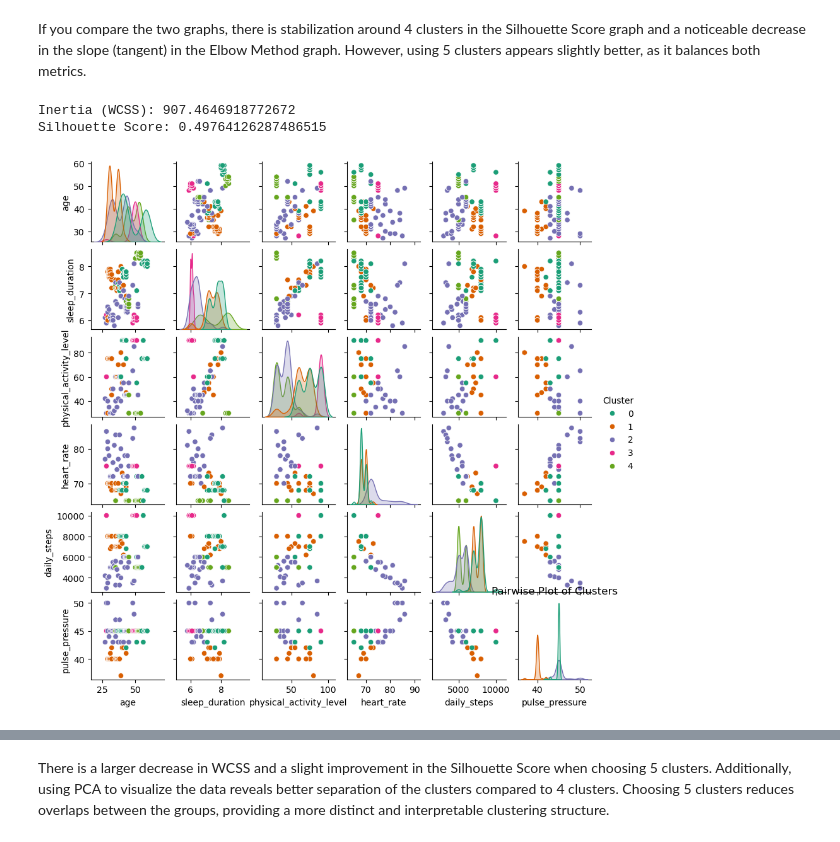
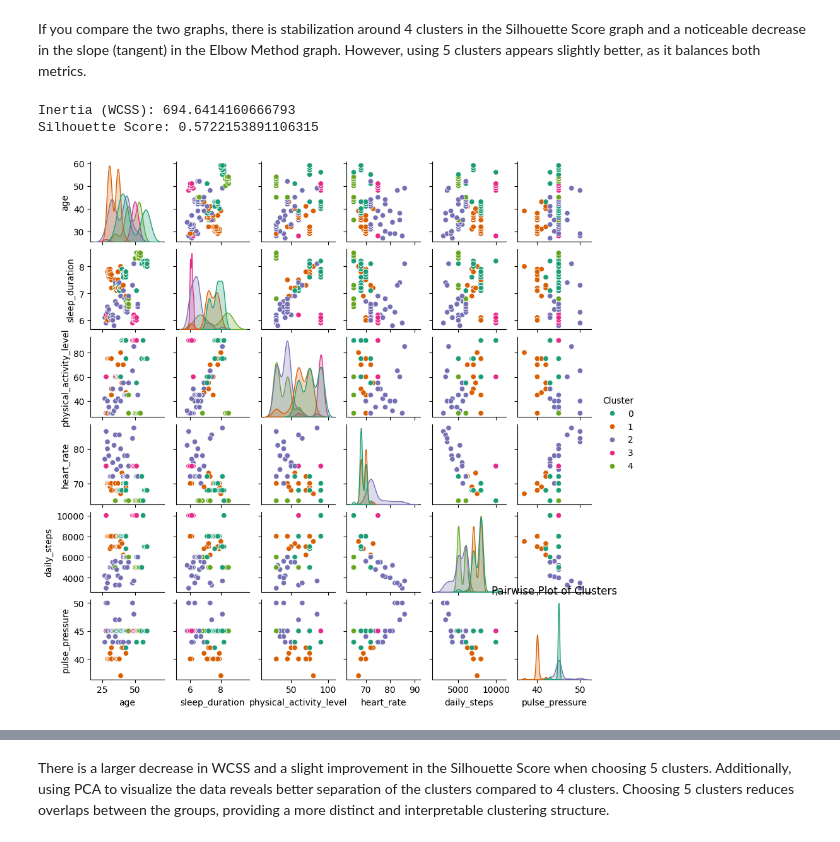
Before and after one commit to schmeti/u3cm_multivariate_analysis_project, a Jupyter notebook: k-means.ipynb, the cells around one changed output, grey strips where cells are left out. Drawn from its saved outputs; the diff is of its cells as text; code cells hidden in the pictures.

```diff
--- a/k-means.ipynb
+++ b/k-means.ipynb
@@ -158,18 +158,15 @@ plt.show()
 # %% [markdown]
 If we compare the graphs, there is stabilization between 5 and 7 clusters in the Silhouette method. Similarly, in the Elbow method, the slope becomes less steep around 5 and 7 clusters.
 # %%
-from sklearn.cluster import KMeans
-from sklearn.metrics import silhouette_score
-import matplotlib.pyplot as plt
 
 # Step 2: Perform K-Means clustering on the reduced data
-kmeans = KMeans(n_clusters=5, random_state=14, init="random", n_init=30)
-kmeans.fit(X_pca)
+#kmeans = KMeans(n_clusters=5, random_state=14, init="random", n_init=30)
+#kmeans.fit(X_pca)
 
 # Get the cluster labels
-labels = kmeans.labels_
+#labels = kmeans.labels_
 
 # Checking clusters (silently store metrics without printing)
-inertia = kmeans.inertia_
-sil_score = silhouette_score(X_pca, kmeans.labels_)
+#inertia = kmeans.inertia_
+#sil_score = silhouette_score(X_pca, kmeans.labels_)
 # %% [markdown]
@@ -177,6 +174,10 @@ Between the cluster 3 and 1 is some elapsing data within the PC1 vs PC2. This al
 # %%
+from sklearn.cluster import KMeans
+from sklearn.metrics import silhouette_score
+import matplotlib.pyplot as plt
+
 # Step 2: Perform K-Means clustering on the reduced data
-kmeans = KMeans(n_clusters=7, random_state=14, init="random", n_init=30)
+kmeans = KMeans(n_clusters=5, random_state=14, init="random", n_init=30)
 kmeans.fit(X_pca)
 
 # Get the cluster labels
@@ -268,43 +272,38 @@ plt.show()
 If you compare the two graphs, there is stabilization around 4 clusters in the Silhouette Score graph and a noticeable decrease in the slope (tangent) in the Elbow Method graph. However, using 5 clusters appears slightly better, as it balances both metrics.
 # %%
 # 4 clusters
-data_kmeans_4 = data_kmeans.copy()
+data_kmeans_5 = data_kmeans.copy()
 # Step 2: Perform K-Means clustering on the raw data
-kmeans = KMeans(n_clusters=4, random_state=14, init="random", n_init=30)
-kmeans.fit(data_kmeans_4)
+kmeans = KMeans(n_clusters=5, random_state=14, init="random", n_init=30)
+kmeans.fit(data_kmeans_5)
 
 # Add cluster labels to the DataFrame
-data_kmeans_4['Cluster'] = kmeans.labels_
+data_kmeans_5['Cluster'] = kmeans.labels_
 
 # CHECKING THE CLUSTERS
 # Get the inertia (WCSS)
 inertia = kmeans.inertia_
 print(f"Inertia (WCSS): {inertia}")
 
-sil_score = silhouette_score(data_kmeans_4, kmeans.labels_)
+sil_score = silhouette_score(data_kmeans_5, kmeans.labels_)
 print(f"Silhouette Score: {sil_score}")
 # %% [output]
-Inertia (WCSS): 907.4646918772672
-Silhouette Score: 0.49764126287486515
+Inertia (WCSS): 694.6414160666793
+Silhouette Score: 0.5722153891106315
 # %%
-
-# Step 2: Perform K-Means clustering on the raw data
-kmeans = KMeans(n_clusters=5, random_state=14, init="random", n_init=30)
-kmeans.fit(data_kmeans)
-
 # Add cluster labels to the DataFrame
 data_k['Cluster'] = kmeans.labels_
 
 # Create pairplot to visualize the clusters
 sns.pairplot(data_k[['age', 'sleep_duration', 'physical_activity_level', 'heart_rate',
        'daily_steps', 'pulse_pressure','Cluster']], hue='Cluster', palette='Dark2',height=1.5)
 plt.title('Pairwise Plot of Clusters')
 plt.show()
 
 inertia = kmeans.inertia_
 print(f"Inertia (WCSS): {inertia}")
 
-sil_score = silhouette_score(data_kmeans, kmeans.labels_)
+sil_score = silhouette_score(data_kmeans_5, kmeans.labels_)
 print(f"Silhouette Score: {sil_score}")
 # %% [output]
-[figure, old version]
+[figure, new version]
```
Also changed, not shown: parts of 12 cells of this notebook.
